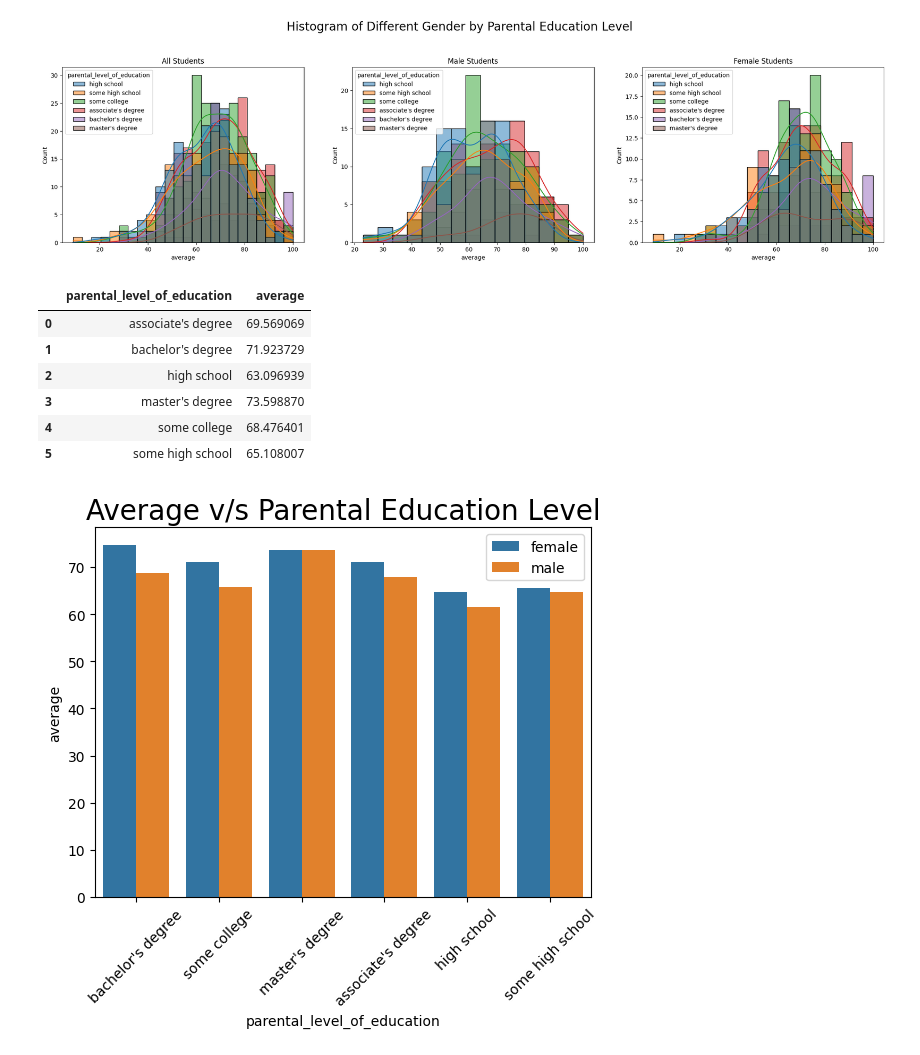
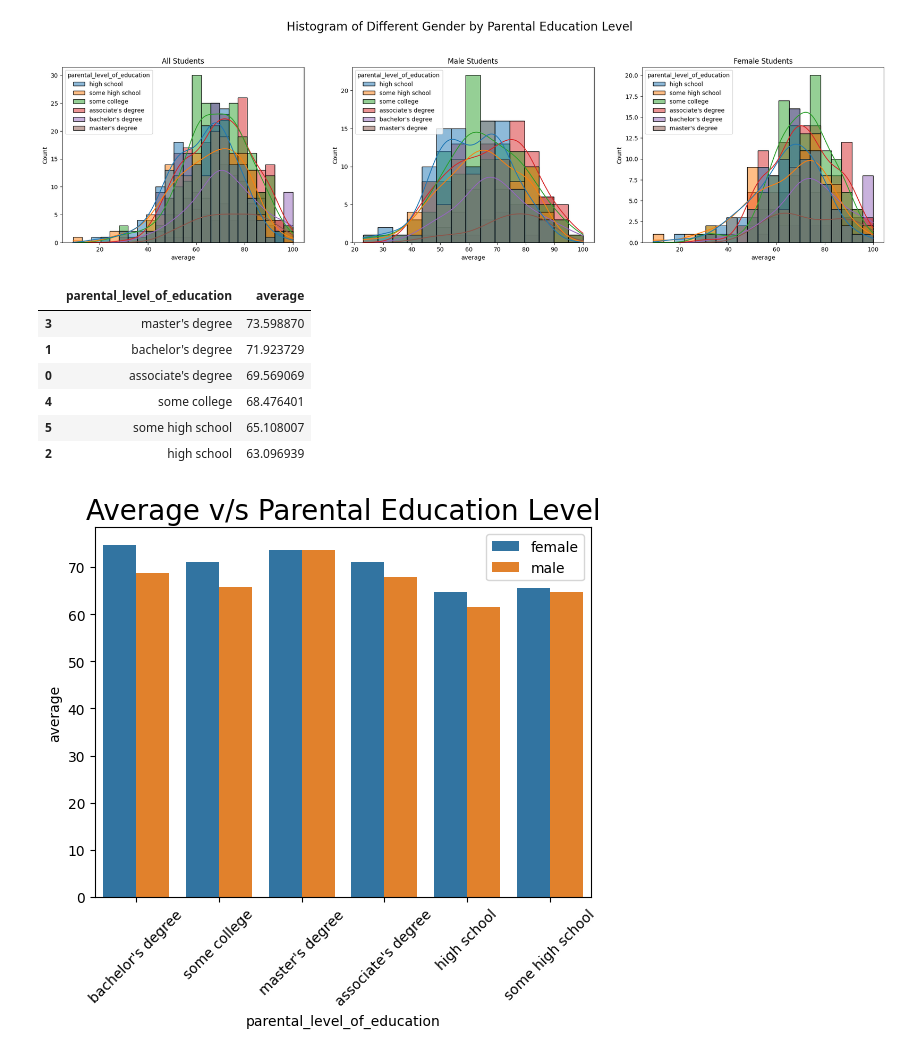
Before and after one commit to durrlov/mlproject, a Jupyter notebook: notebook/EDA.ipynb, the cells around one changed output. Saved outputs shown, nothing was run; the diff lists cells and outputs as text; code cells hidden in the pictures.

```diff
--- a/notebook/EDA.ipynb
+++ b/notebook/EDA.ipynb
@@ -299,16 +362,16 @@ plt.show()
 # %% [output]
 [figure]
 # %%
-group_table = df.groupby(['parental_level_of_education'], as_index = False)['average'].mean()
-group_table
+parent_edu_avg = df.groupby(['parental_level_of_education'], as_index = False)['average'].mean()
+parent_edu_avg.sort_values('average', ascending= False)
 # %% [output]
 |  | parental_level_of_education | average |
+| 3 | master's degree | 73.598870 |
+| 1 | bachelor's degree | 71.923729 |
 | 0 | associate's degree | 69.569069 |
-| 1 | bachelor's degree | 71.923729 |
-| 2 | high school | 63.096939 |
-| 3 | master's degree | 73.598870 |
 | 4 | some college | 68.476401 |
 | 5 | some high school | 65.108007 |
+| 2 | high school | 63.096939 |
 # %%
 sns.barplot(data=df, x='parental_level_of_education', y='average', estimator=np.mean, hue='gender', errorbar=None)
 plt.title('Average v/s Parental Education Level', fontsize=20)
```
Also changed, not shown: parts of 70 cells of this notebook, 13 other files.
